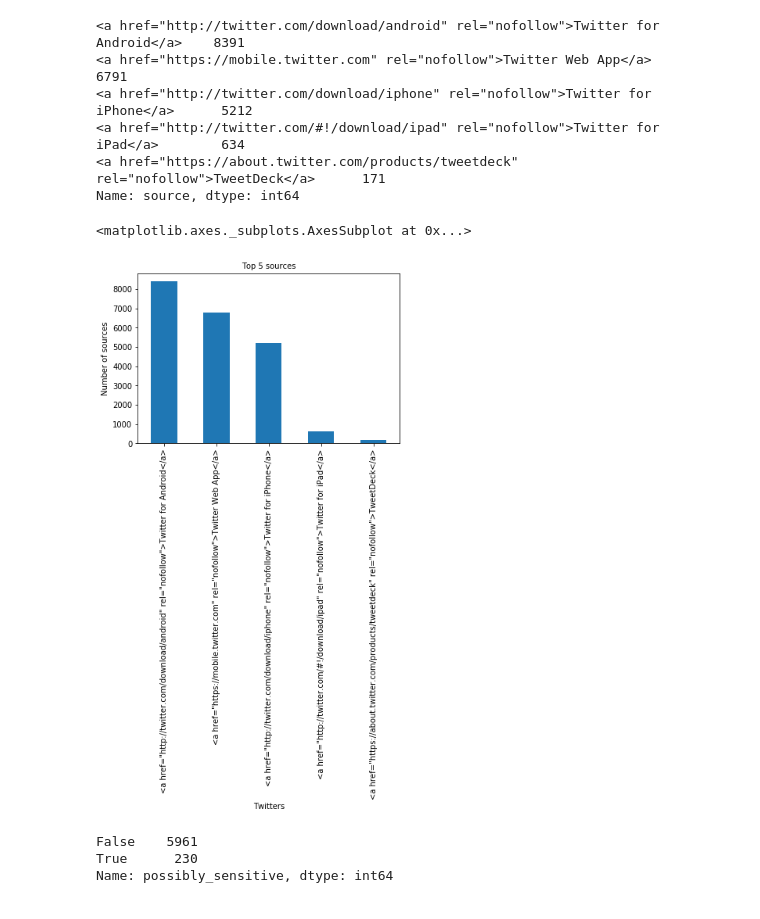
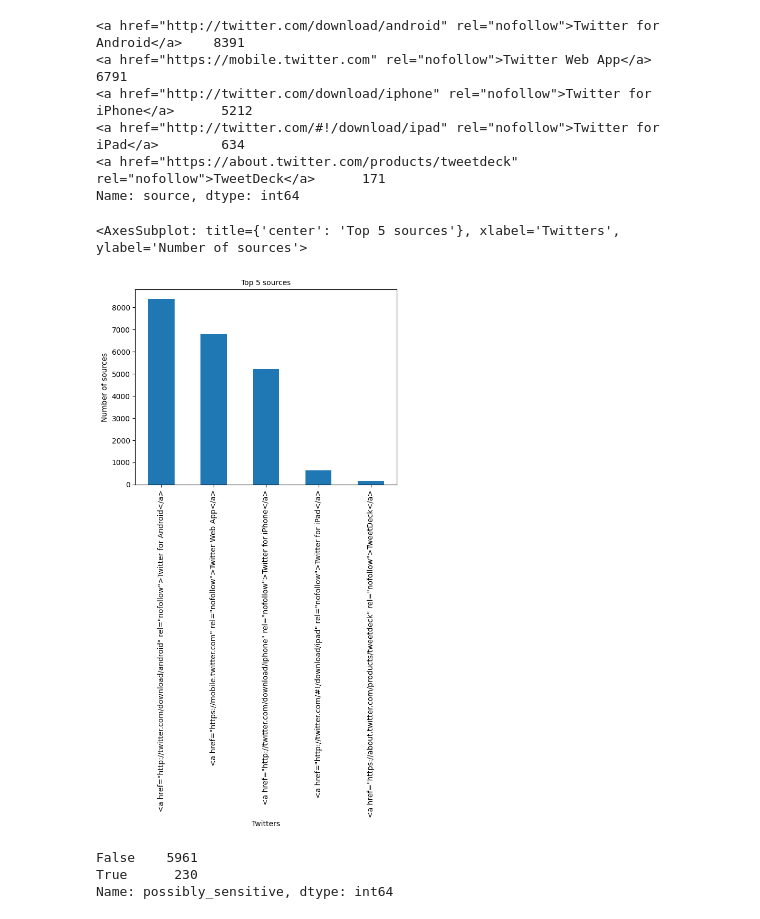
Before and after one commit to andyalex234/Twitter-Data-Analysis, a Jupyter notebook: notebooks/EDA.ipynb, the cells around one changed output. Saved outputs shown, nothing was run; the diff lists cells and outputs as text; code cells hidden in the pictures.

```diff
--- a/notebooks/EDA.ipynb
+++ b/notebooks/EDA.ipynb
@@ -12,5 +11,8 @@ sys.path.append(".")
 sys.path.append("..")
 
 from clean_tweets_dataframe import Clean_Tweets
+# %%
+# reading data
+tweet_df = pd.read_csv('../data/processed_tweet_data.csv')
 # %%
 #read pre-processed data
@@ -82,14 +83,14 @@ Name: source, dtype: int64
 # %%
 # top 5 sources of users
 fig, ax = plt.subplots()
 ax.tick_params(axis='x', labelsize=10)
 ax.tick_params(axis='y', labelsize=10)
 ax.set_xlabel('Twitters', fontsize=10)
 ax.set_ylabel('Number of sources' , fontsize=10)
 ax.set_title('Top 5 sources', fontsize=10)
-tweets_df.source.value_counts()[:5].plot(ax=ax, kind='bar')
+tweet_df.source.value_counts()[:5].plot(ax=ax, kind='bar')
 # %% [output]
-<matplotlib.axes._subplots.AxesSubplot at 0x...>
+<AxesSubplot: title={'center': 'Top 5 sources'}, xlabel='Twitters', ylabel='Number of sources'>
-[figure, old version]
+[figure, new version]
 # %%
 # possible sensitive tweets
```
Also changed, not shown: parts of 10 cells of this notebook, 3 other files.
